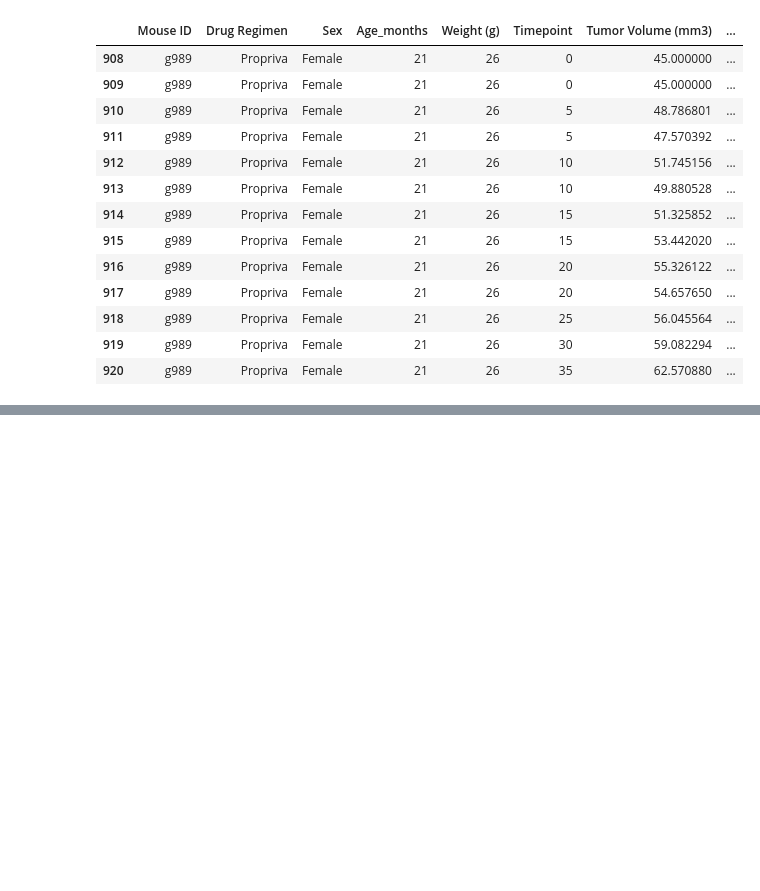
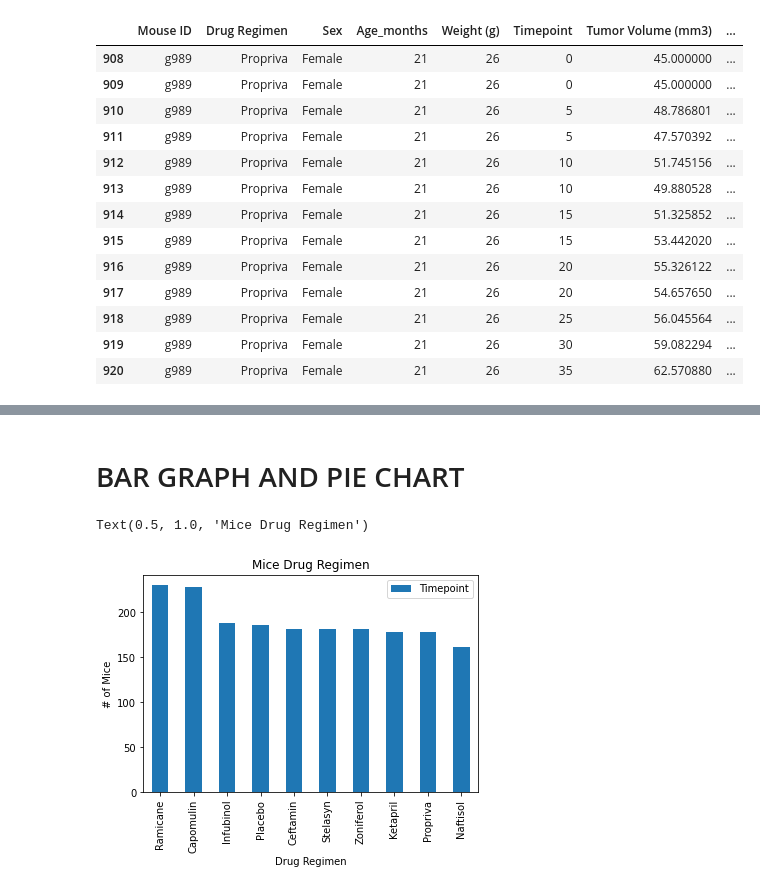
Before and after one commit to codere109/matplotlib, a Jupyter notebook: Pymaceuticals HW.ipynb, the cells around one changed output, grey strips where cells are left out. Saved outputs shown, nothing was run; the diff lists cells and outputs as text; code cells hidden in the pictures; blank space fills up the shorter version.

```diff
--- a/Pymaceuticals HW.ipynb
+++ b/Pymaceuticals HW.ipynb
@@ -85,0 +207,16 @@ new_total_mice
+# %% [markdown]
+# BAR GRAPH AND PIE CHART
+# %%
+#create pandas bar chart
+mouse_time= comb_data_df["Drug Regimen"].value_counts()
+mouse_drug= comb_data_df["Drug Regimen"].unique()
+
+mouse_tim_drug_df = pd.DataFrame({
+                    'Timepoint': mouse_time,
+                    'Drug Regimen':mouse_drug})
+mouse_tim_drug_df.plot.bar('Drug Regimen', 'Timepoint')
+plt.ylabel("# of Mice")
+plt.title("Mice Drug Regimen")
+# %% [output]
+Text(0.5, 1.0, 'Mice Drug Regimen')
+[figure, added]
```
Also changed, not shown: parts of 41 cells of this notebook.
